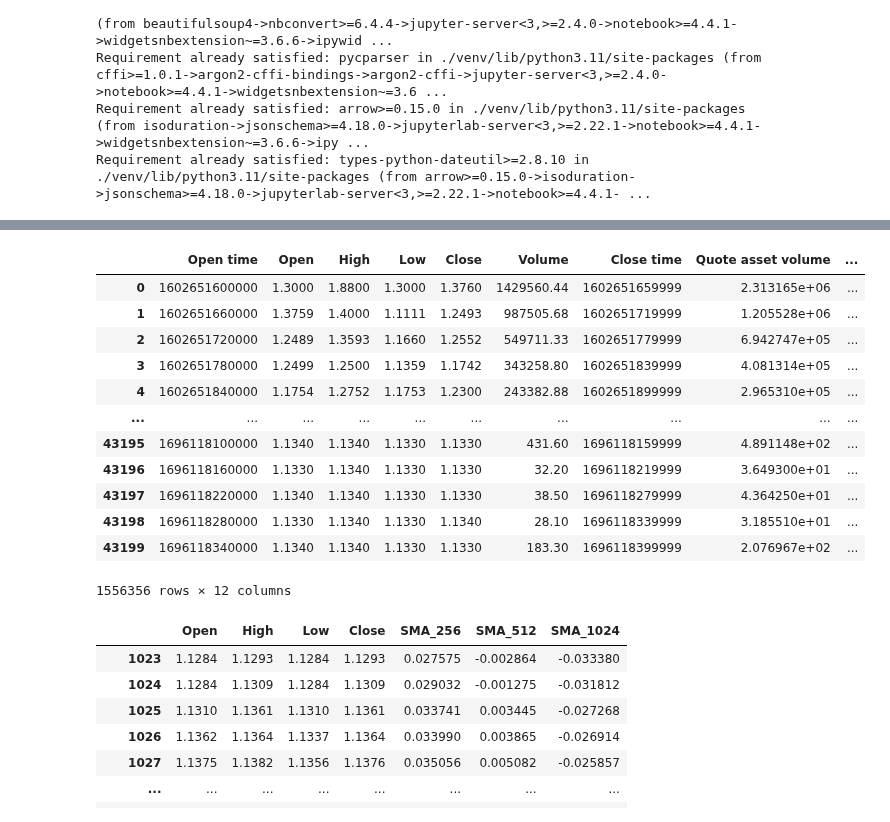
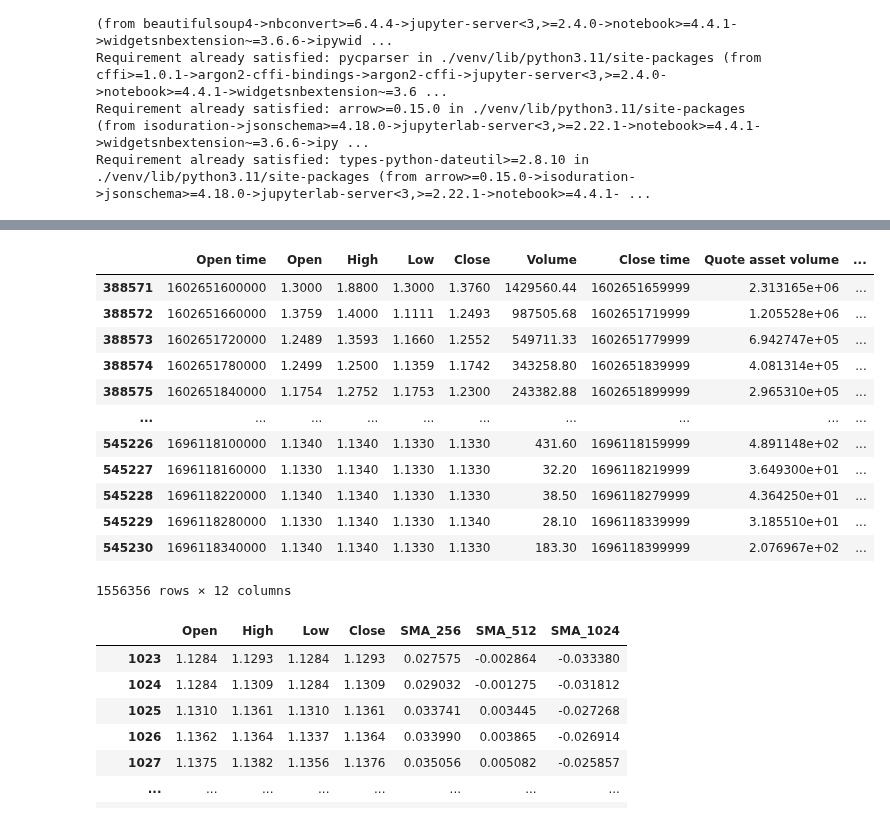
Before and after one commit to Klok-e/python-price-predict-experiment, a Jupyter notebook: price prediction_v3.ipynb, the cells around one changed output, grey strips where cells are left out. Saved outputs shown, nothing was run; the diff lists cells and outputs as text; code cells hidden in the pictures.

```diff
--- a/price prediction_v3.ipynb
+++ b/price prediction_v3.ipynb
@@ -46,45 +36,45 @@ Tried to dump data for 1 tickers:
 # %%
 import pandas as pd
 import numpy as np
 import os
 
 filenames = next(os.walk("./spot/monthly/klines/NEARUSDT/1m"), (None, None, []))[2]  # [] if no file
 
 columns = [
     "Open time",
     "Open",
     "High",
     "Low",
     "Close",
     "Volume",
     "Close time",
     "Quote asset volume",
     "Number of trades",
     "Taker buy base asset volume",
     "Taker buy quote asset volume",
     "Ignore"
 ]
 
 df = pd.DataFrame(columns=columns)
 
 for f in filenames:
     new_df = pd.read_csv(f"./spot/monthly/klines/NEARUSDT/1m/{f}", header=None, names=columns)
-    df = pd.concat([df, new_df])
+    df = pd.concat([df, new_df], ignore_index=True)
 df = df.sort_values(by="Open time")
 df
 # %% [output]
 |  | Open time | Open | High | Low | Close | Volume | Close time | Quote asset volume | ... |
-| 0 | 1602651600000 | 1.3000 | 1.8800 | 1.3000 | 1.3760 | 1429560.44 | 1602651659999 | 2.313165e+06 | ... |
-| 1 | 1602651660000 | 1.3759 | 1.4000 | 1.1111 | 1.2493 | 987505.68 | 1602651719999 | 1.205528e+06 | ... |
-| 2 | 1602651720000 | 1.2489 | 1.3593 | 1.1660 | 1.2552 | 549711.33 | 1602651779999 | 6.942747e+05 | ... |
-| 3 | 1602651780000 | 1.2499 | 1.2500 | 1.1359 | 1.1742 | 343258.80 | 1602651839999 | 4.081314e+05 | ... |
-| 4 | 1602651840000 | 1.1754 | 1.2752 | 1.1753 | 1.2300 | 243382.88 | 1602651899999 | 2.965310e+05 | ... |
+| 388571 | 1602651600000 | 1.3000 | 1.8800 | 1.3000 | 1.3760 | 1429560.44 | 1602651659999 | 2.313165e+06 | ... |
+| 388572 | 1602651660000 | 1.3759 | 1.4000 | 1.1111 | 1.2493 | 987505.68 | 1602651719999 | 1.205528e+06 | ... |
+| 388573 | 1602651720000 | 1.2489 | 1.3593 | 1.1660 | 1.2552 | 549711.33 | 1602651779999 | 6.942747e+05 | ... |
+| 388574 | 1602651780000 | 1.2499 | 1.2500 | 1.1359 | 1.1742 | 343258.80 | 1602651839999 | 4.081314e+05 | ... |
+| 388575 | 1602651840000 | 1.1754 | 1.2752 | 1.1753 | 1.2300 | 243382.88 | 1602651899999 | 2.965310e+05 | ... |
 | ... | ... | ... | ... | ... | ... | ... | ... | ... | ... |
-| 43195 | 1696118100000 | 1.1340 | 1.1340 | 1.1330 | 1.1330 | 431.60 | 1696118159999 | 4.891148e+02 | ... |
-| 43196 | 1696118160000 | 1.1330 | 1.1340 | 1.1330 | 1.1330 | 32.20 | 1696118219999 | 3.649300e+01 | ... |
-| 43197 | 1696118220000 | 1.1340 | 1.1340 | 1.1330 | 1.1330 | 38.50 | 1696118279999 | 4.364250e+01 | ... |
-| 43198 | 1696118280000 | 1.1330 | 1.1340 | 1.1330 | 1.1340 | 28.10 | 1696118339999 | 3.185510e+01 | ... |
-| 43199 | 1696118340000 | 1.1340 | 1.1340 | 1.1330 | 1.1330 | 183.30 | 1696118399999 | 2.076967e+02 | ... |
+| 545226 | 1696118100000 | 1.1340 | 1.1340 | 1.1330 | 1.1330 | 431.60 | 1696118159999 | 4.891148e+02 | ... |
+| 545227 | 1696118160000 | 1.1330 | 1.1340 | 1.1330 | 1.1330 | 32.20 | 1696118219999 | 3.649300e+01 | ... |
+| 545228 | 1696118220000 | 1.1340 | 1.1340 | 1.1330 | 1.1330 | 38.50 | 1696118279999 | 4.364250e+01 | ... |
+| 545229 | 1696118280000 | 1.1330 | 1.1340 | 1.1330 | 1.1340 | 28.10 | 1696118339999 | 3.185510e+01 | ... |
+| 545230 | 1696118340000 | 1.1340 | 1.1340 | 1.1330 | 1.1330 | 183.30 | 1696118399999 | 2.076967e+02 | ... |
 1556356 rows × 12 columns
 # %%
 OHLC_COLUMNS = [
```
Also changed, not shown: parts of 14 cells of this notebook, 1 other file.
